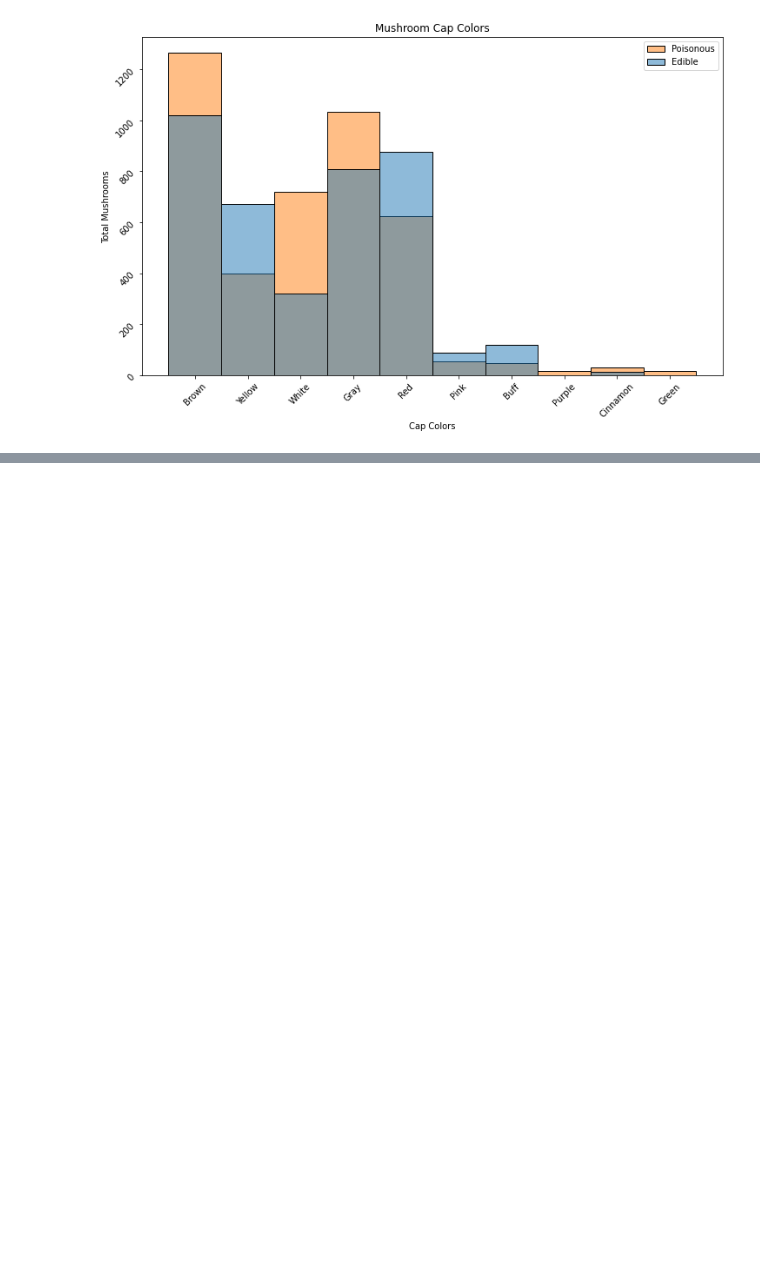
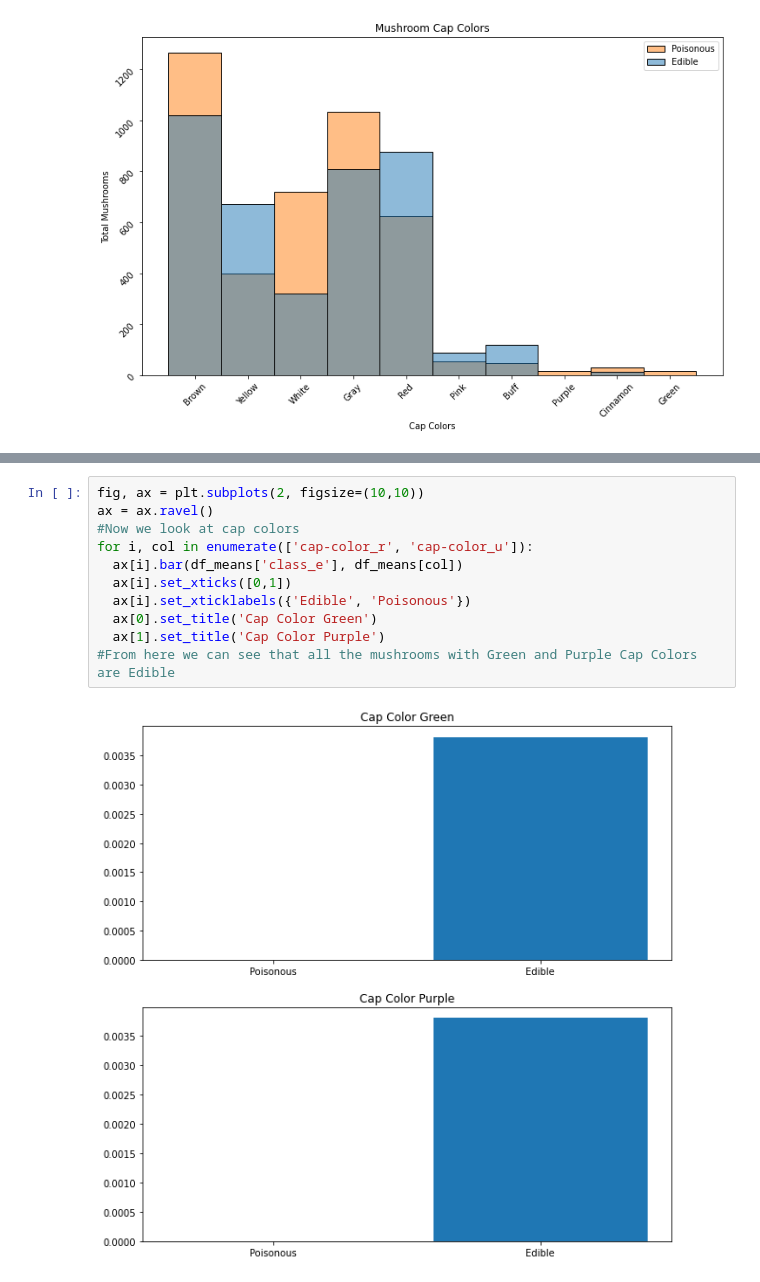
Before and after one commit to Jkhou1000/Mushroom-Classifier, a Jupyter notebook: Mushroom_Project.ipynb, the cells around one changed output, grey strips where cells are left out. Saved outputs shown, nothing was run; the diff lists cells and outputs as text; blank space fills up the shorter version.

```diff
--- a/Mushroom_Project.ipynb
+++ b/Mushroom_Project.ipynb
@@ -134,0 +204,13 @@ ax.legend(labels=['Poisonous', 'Edible'])
+# %%
+fig, ax = plt.subplots(2, figsize=(10,10))
+ax = ax.ravel()
+#Now we look at cap colors
+for i, col in enumerate(['cap-color_r', 'cap-color_u']):
+  ax[i].bar(df_means['class_e'], df_means[col])
+  ax[i].set_xticks([0,1])
+  ax[i].set_xticklabels({'Edible', 'Poisonous'})
+  ax[0].set_title('Cap Color Green')
+  ax[1].set_title('Cap Color Purple')
+#From here we can see that all the mushrooms with Green and Purple Cap Colors are Edible
+# %% [output]
+[figure, added]
```
Also changed, not shown: parts of 8 cells of this notebook.
